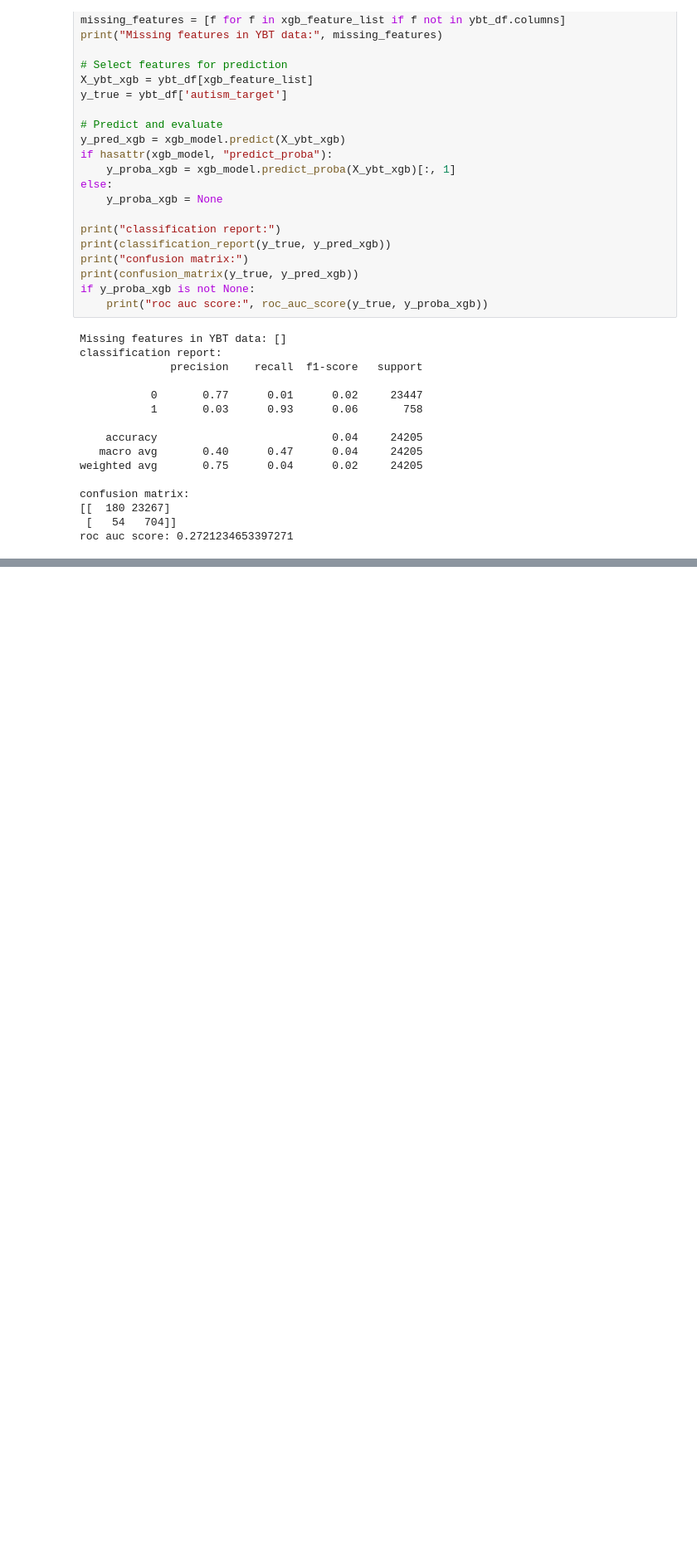
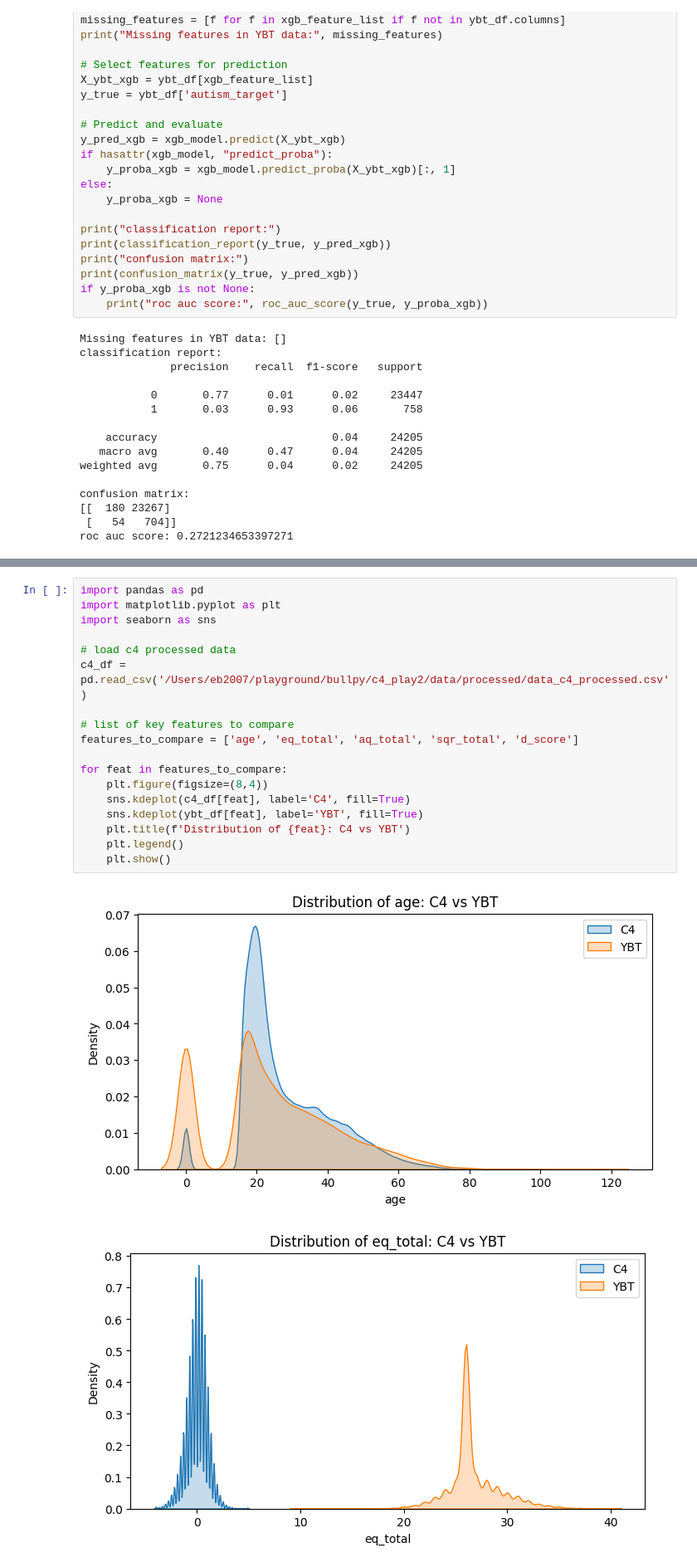
Before and after one commit to eddiebullock/playground, a Jupyter notebook: bullpy/c4_play2/notebooks/general_test_ybt.ipynb, the cells around one changed output, grey strips where cells are left out. Shown at 83% size. Saved outputs shown, nothing was run; the diff lists cells and outputs as text; blank space fills up the shorter version.

```diff
--- a/bullpy/c4_play2/notebooks/general_test_ybt.ipynb
+++ b/bullpy/c4_play2/notebooks/general_test_ybt.ipynb
@@ -116,0 +119,21 @@ roc auc score: 0.2721234653397271
+# %%
+import pandas as pd
+import matplotlib.pyplot as plt
+import seaborn as sns
+
+# load c4 processed data
+c4_df = pd.read_csv('/Users/eb2007/playground/bullpy/c4_play2/data/processed/data_c4_processed.csv')
+
+# list of key features to compare
+features_to_compare = ['age', 'eq_total', 'aq_total', 'sqr_total', 'd_score']
+
+for feat in features_to_compare:
+    plt.figure(figsize=(8,4))
+    sns.kdeplot(c4_df[feat], label='C4', fill=True)
+    sns.kdeplot(ybt_df[feat], label='YBT', fill=True)
+    plt.title(f'Distribution of {feat}: C4 vs YBT')
+    plt.legend()
+    plt.show()
+# %% [output]
+[figure, added]
+[figure, added]
```
Also changed, not shown: parts of 6 cells of this notebook, 1 other file.
